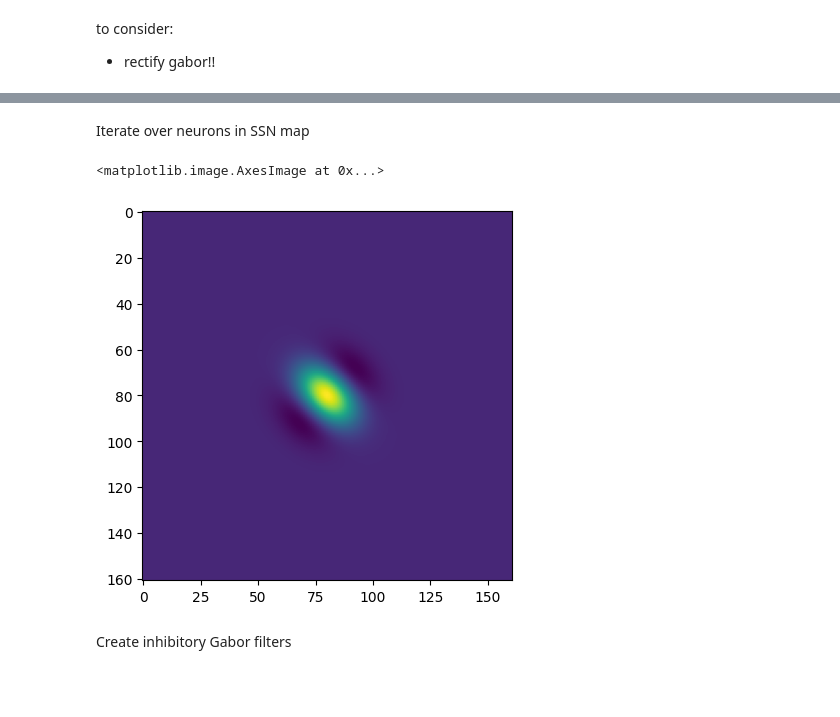
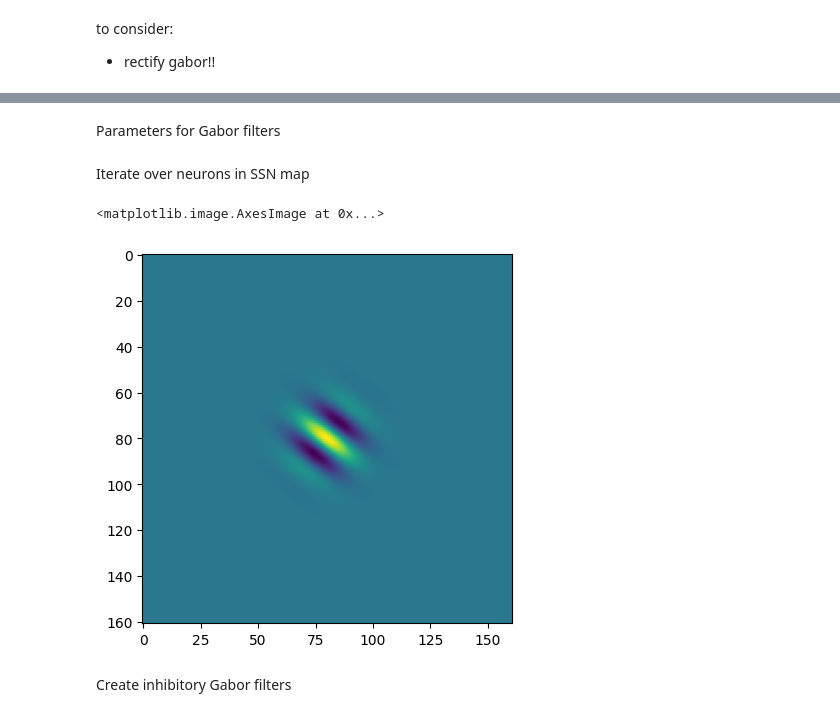
Before and after one commit to clarapecci/SSN_VPL, a Jupyter notebook: 2D SSN simulation.ipynb, the cells around one changed output, grey strips where cells are left out. Cells and saved outputs as stored; diff of their text form; code cells hidden in the pictures; blank space fills up the shorter version.

Commit message:
Update to vectorised Gabor implementation

```diff
--- a/2D SSN simulation.ipynb
+++ b/2D SSN simulation.ipynb
@@ -959,24 +931,0 @@ diff_x=x_axis  - x_i
-# %%
-x_axis=np.reshape(x_axis, (N_pixels, 1))
-x_i=0
-x_i=np.repeat(x_i, N_pixels)
-x_i=np.reshape(x_i, (N_pixels, 1))
-test_x= np.abs(x_axis.T - x_i)
-diff_x=test_x
-y_axis=np.reshape(y_axis, (N_pixels, 1))
-y_i=0
-y_i=np.repeat(y_i, N_pixels)
-y_i=np.reshape(y_i, (N_pixels, 1))
-test_y= np.abs(np.flipud(y_axis - y_i.T))
-diff_y=test_y
-
-sigma_g= edge_length/8 #degree
-k= np.pi/(6* sigma_g) #cycles per deg
-k=k*2*np.pi
-theta=100
-theta=theta*2*np.pi/360
-phase=0
-
-spatial=np.cos(k*diff_x*np.cos(theta) + k*diff_y*np.sin(theta) + phase)
-gabor= np.exp(-0.5 *( diff_x**2 + diff_y**2)/sigma_g**2)
-test_filter=spatial*gabor
@@ -1020,10 +931,0 @@ DeviceArray([[ 2.89202988e-01, -1.93507731e-04],
-# %%
-x_i=0.5
-y_= np.flipud(y_axis - y_i).squeeze()
-x_axis=np.linspace(-1.6, 1.6, N_pixels, endpoint=True)
-values=[]
-for x in x_axis:
-    spatial=np.cos(k*np.abs(y_)*np.cos(theta) + k*np.abs((x-x_i))*np.sin(theta) + phase)
-    gabor= np.exp(-0.5 *( (x-x_i)**2 + y_**2)/sigma_g**2)
-    values.append(gabor*spatial)
-values=np.array(values).reshape(N_pixels, N_pixels)
@@ -1035,9 +931,0 @@ plt.imshow(values)
-# %%
-absdiff_x = absdiff_y = lambda d_x: np.abs(d_x)
-theta=np.pi/2
-#xy_dist = np.sqrt(absdiff_x(x_axis[0] - x_i_r[0].T)**2 + absdiff_y(ys[0] - ys[0].T)**2)
-xy_dist = np.sqrt((absdiff_x(x_axis - x_i_r.T)**2 + absdiff_y(y_axis - y_i_r.T))**2)
-spatial=np.cos(k*xy_dist + phase)
-gabor= np.exp(-0.5 *xy_dist**2/sigma_g**2)
-
-filter_test=gabor*spatial
@@ -1064,3 +932,5 @@ Parameters for Gabor filters
+# %% [markdown]
+Parameters for Gabor filters
 # %%
 #parameters for Gabor filters
 
@@ -1093,8 +961,8 @@ gabor=gabor_filter(x_i=0, y_i=0, k=k, sigma_g=sigma_g, theta=135, conv_factor=gr
 # %%
-plt.imshow(gabor.filter)
+plt.imshow(e_filters[40].reshape(len(x_axis), len(x_axis)))
 # %% [output]
 <matplotlib.image.AxesImage at 0x...>
-[figure, old version]
+[figure, new version]
 # %% [markdown]
 Create inhibitory Gabor filters
 # %%
```
Also changed, not shown: parts of 12 cells of this notebook.
